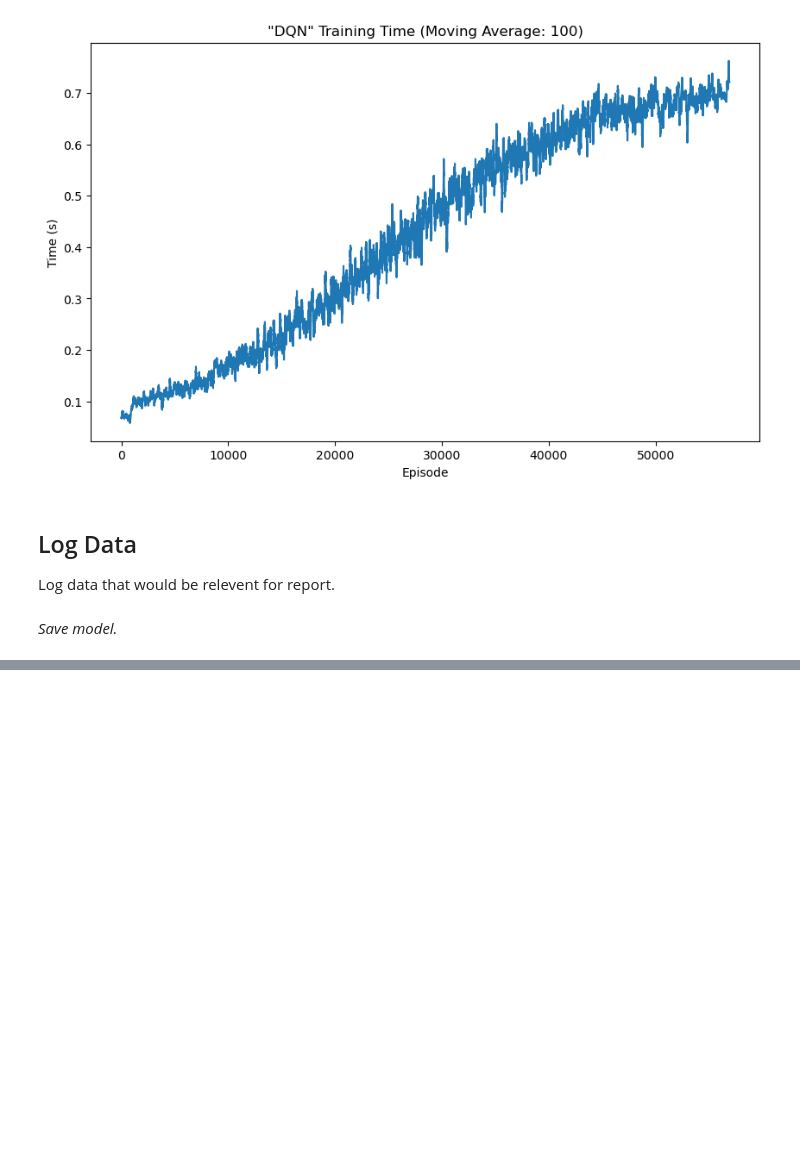
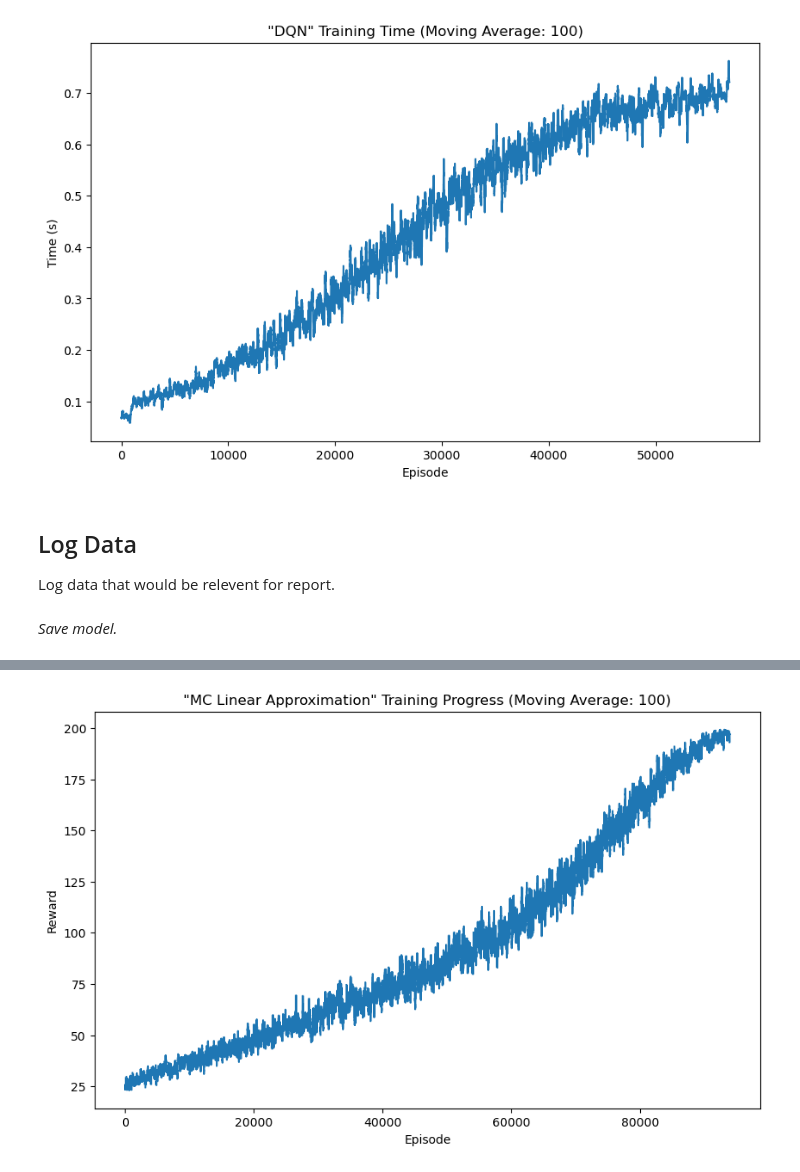
Before and after one commit to djm3622/RL-assignment1, a Jupyter notebook: RL_assignment1_part2.ipynb, the cells around one changed output, grey strips where cells are left out. Cells and saved outputs as stored; diff of their text form; code cells hidden in the pictures; blank space fills up the shorter version.

```diff
--- a/RL_assignment1_part2.ipynb
+++ b/RL_assignment1_part2.ipynb
@@ -147,0 +252,10 @@ torch.save(policy_net.state_dict(), f'{Config.direct}/{run_title}_DQN_model.pth'
+# %%
+mclinearapx = MCLinearApproximation(action_size, state_size, env, learning_rate=lr, gamma=gamma, epsilon=epsilon, epsilon_decay=decay)
+# %%
+load_trained = False
+weight_path = 'Runs/2024-10-12 19:21:03 RL2/mclinapprx_weights.npy'
+# %%
+if load_trained:
+    mclinearapx.weights = utils.load_linear(weight_path)
+# %%
+mclinearapx_rewards = mclinearapx.train(episodes=episodes, logger=logger, LOG_episodes=reward_log, LOG_time=time_log)
@@ -147,0 +280,4 @@ torch.save(policy_net.state_dict(), f'{Config.direct}/{run_title}_DQN_model.pth'
+# %%
+performance_logger.plot_training_progress(mclinearapx_rewards, '"MC Linear Approximation"', 100, f'{Config.direct}/{run_title}_mclinapprox_progress.png')
+# %% [output]
+[figure, added]
```
Also changed, not shown: parts of 35 cells of this notebook, 34 other files.
